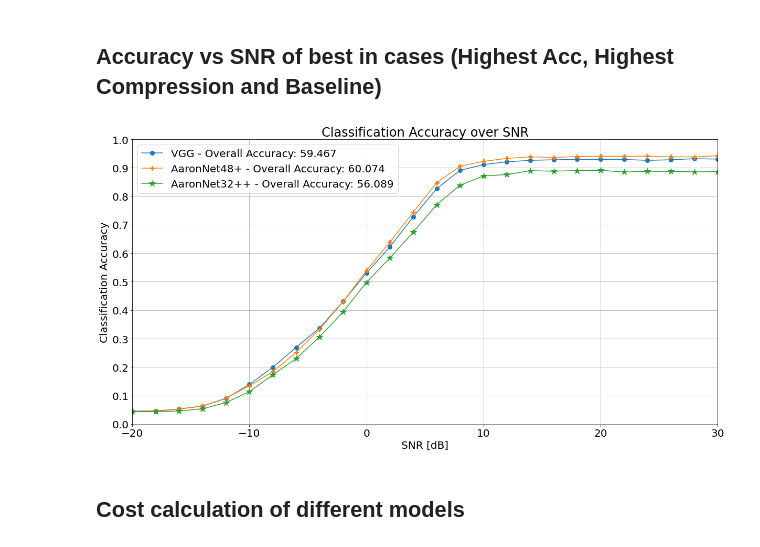
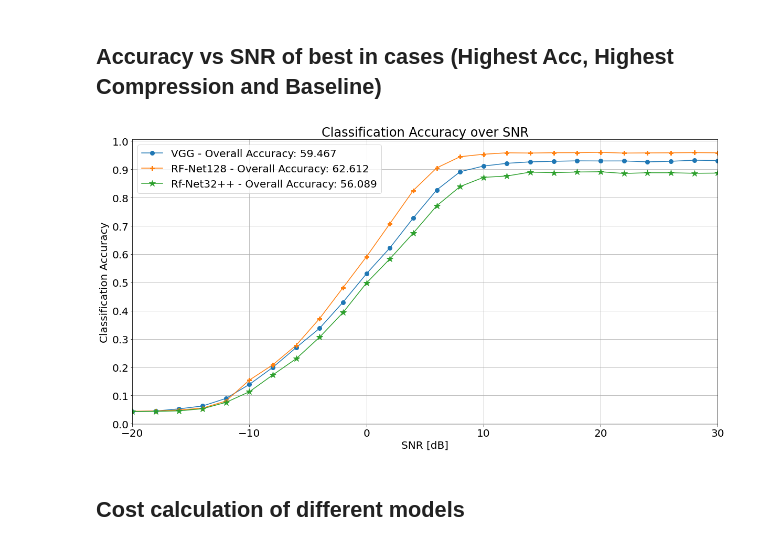
Before and after one commit to ITU-AI-ML-in-5G-Challenge/ITU-ML5G-PS-007-Aaronica, a Jupyter notebook: evaluation.ipynb, the cells around one changed output. Cells and saved outputs as stored; diff of their text form; code cells hidden in the pictures.

Commit message:
AaronNet128 added

```diff
--- a/evaluation.ipynb
+++ b/evaluation.ipynb
@@ -78,11 +92,13 @@ config_48 = {
 # %%
-AaronNet32 = AaronNet(config_32, 6)
-AaronNet32plus = AaronNet(config_32, 6)
-AaronNet32plusplus = AaronNet(config_32, 6)
+AaronNet32 = RFNet(config_32, 6)
+AaronNet32plus = RFNet(config_32, 6)
+AaronNet32plusplus = RFNet(config_32, 6)
 
-AaronNet48 = AaronNet(config_48, 6)
-AaronNet48plus = AaronNet(config_48, 6)
-AaronNet48plusplus = AaronNet(config_48, 6)
+AaronNet48 = RFNet(config_48, 6)
+AaronNet48plus = RFNet(config_48, 6)
+AaronNet48plusplus = RFNet(config_48, 6)
+
+AaronNet128 = RFNet(config_128, 6)
 # %% [markdown]
 ## Loading checkpoints for all models
 # %%
@@ -93,6 +109,7 @@ AaronNet33PlusPlus_path = "./checkpoints/AaronNet32plusplus.pth"
 AaronNet48_path = "./checkpoints/AaronNet48.pth"
 AaronNet48Plus_path = "./checkpoints/AaronNet48plus.pth"
 AaronNet48PlusPlus_path = "./checkpoints/AaronNet48plusplus.pth"
+AaronNet128_path = "./checkpoints/AaronNet128.pth"
 
 # Load trained parameters
 vgg_state = torch.load(vgg_path, map_location=torch.device("cpu"))
@@ -102,6 +119,7 @@ AaronNet32plusplus_state = torch.load(AaronNet33PlusPlus_path, map_location=torc
 AaronNet48_state = torch.load(AaronNet48_path, map_location=torch.device("cpu"))
 AaronNet48plus_state = torch.load(AaronNet48Plus_path, map_location=torch.device("cpu"))
 AaronNet48plusplus_state = torch.load(AaronNet48PlusPlus_path, map_location=torch.device("cpu"))
+AaronNet128_state = torch.load(AaronNet128_path, map_location=torch.device("cpu"))
 
 VGG.load_state_dict(vgg_state)
 
@@ -112,6 +130,7 @@ AaronNet32plusplus.load_state_dict(AaronNet32plusplus_state)
 AaronNet48.load_state_dict(AaronNet48_state)
 AaronNet48plus.load_state_dict(AaronNet48plus_state)
 AaronNet48plusplus.load_state_dict(AaronNet48plusplus_state)
+AaronNet128.load_state_dict(AaronNet128_state)
 
 if gpu is not None:
     VGG = VGG.cuda()
@@ -121,6 +140,7 @@ if gpu is not None:
     AaronNet48 = AaronNet48.cuda()
     AaronNet48plus = AaronNet48plus.cuda()
     AaronNet48plusplus = AaronNet48plusplus.cuda()
+    AaronNet128 = AaronNet128.cuda()
 print("Weights loaded successfully")
 # %% [output]
 Weights loaded successfully
@@ -170,6 +198,7 @@ y_pred_AaronNet32plusplus = np.empty((0, len(dataset.mod_classes)))
 y_pred_AaronNet48 = np.empty((0, len(dataset.mod_classes)))
 y_pred_AaronNet48plus = np.empty((0, len(dataset.mod_classes)))
 y_pred_AaronNet48plusplus = np.empty((0, len(dataset.mod_classes)))
+y_pred_AaronNet128 = np.empty((0, len(dataset.mod_classes)))
 
 VGG.eval()
 AaronNet32.eval()
@@ -178,6 +207,7 @@ AaronNet32plusplus.eval()
 AaronNet32.eval()
 AaronNet32plus.eval()
 AaronNet32plusplus.eval()
+AaronNet128.eval()
 
 
 with torch.no_grad():
@@ -192,6 +222,7 @@ with torch.no_grad():
         output_AaronNet48plus = AaronNet48plus(inputs)
         output_AaronNet32plusplus = AaronNet32plusplus(inputs)
         output_AaronNet48plusplus = AaronNet48plusplus(inputs)
+        output_AaronNet128 = AaronNet128(inputs)
 
         y_pred_VGG = np.concatenate((y_pred_VGG, output_VGG.cpu()))
         y_pred_AaronNet32 = np.concatenate((y_pred_AaronNet32, output_AaronNet32.cpu()))
@@ -200,6 +231,7 @@ with torch.no_grad():
         y_pred_AaronNet48plus = np.concatenate((y_pred_AaronNet48plus, output_AaronNet48plus.cpu()))
         y_pred_AaronNet32plusplus = np.concatenate((y_pred_AaronNet32plusplus, output_AaronNet32plusplus.cpu()))
         y_pred_AaronNet48plusplus = np.concatenate((y_pred_AaronNet48plusplus, output_AaronNet48plusplus.cpu()))
+        y_pred_AaronNet128 = np.concatenate([y_pred_AaronNet128, output_AaronNet128.cpu()])
 
         y_exp = np.concatenate((y_exp,target))
         y_snr = np.concatenate((y_snr,snr))
@@ -215,6 +247,7 @@ AaronNet32plusplus_accs = []
 AaronNet48_accs = []
 AaronNet48plus_accs = []
 AaronNet48plusplus_accs = []
+AaronNet128_accs = []
 
 
 for snr in dataset.snr_classes:
@@ -227,6 +260,7 @@ for snr in dataset.snr_classes:
     AaronNet48plus_accs.append(test_over_snr(y_exp, y_pred_AaronNet48plus, indices_snr, dataset))
     AaronNet32plusplus_accs.append(test_over_snr(y_exp, y_pred_AaronNet32plusplus, indices_snr, dataset))
     AaronNet48plusplus_accs.append(test_over_snr(y_exp, y_pred_AaronNet48plusplus, indices_snr, dataset))
+    AaronNet128_accs.append(test_over_snr(y_exp, y_pred_AaronNet128, indices_snr, dataset))
 # %% [markdown]
 ## Accuracy vs SNR of AaronNet32
 # %%
@@ -281,24 +315,24 @@ plt.show()
 # %%
 plt.figure(figsize=(20,10))
 plt.plot(dataset.snr_classes, VGG_accs, marker='o', markersize=8)
-plt.plot(dataset.snr_classes, AaronNet48plus_accs, marker='P', markersize=8)
+plt.plot(dataset.snr_classes, AaronNet128_accs, marker='P', markersize=8)
 plt.plot(dataset.snr_classes, AaronNet32plusplus_accs, marker='*', markersize=12)
 plt.rcParams.update({'font.size': 20})
 plt.legend([
     f"VGG - Overall Accuracy: {np.mean(VGG_accs)*100:0.3f}",
-    f"AaronNet48+ - Overall Accuracy: {np.mean(AaronNet48plus_accs)*100:0.3f}",
-    f"AaronNet32++ - Overall Accuracy: {np.mean(AaronNet32plusplus_accs)*100:0.3f}",
+    f"RF-Net128 - Overall Accuracy: {np.mean(AaronNet128_accs)*100:0.3f}",
+    f"Rf-Net32++ - Overall Accuracy: {np.mean(AaronNet32plusplus_accs)*100:0.3f}",
 ])
 plt.xlabel("SNR [dB]")
 plt.xlim([-20, 30])
 plt.ylabel("Classification Accuracy")
 plt.yticks(np.arange(0, 1.1, 0.1))
 plt.title("Classification Accuracy over SNR")
 plt.grid()
 plt.title("Classification Accuracy over SNR")
 plt.show()
 # %% [output]
-[figure, old version]
+[figure, new version]
 # %% [markdown]
 ## Cost calculation of different models
 # %%
```
Also changed, not shown: parts of 20 cells of this notebook, 16 other files.
